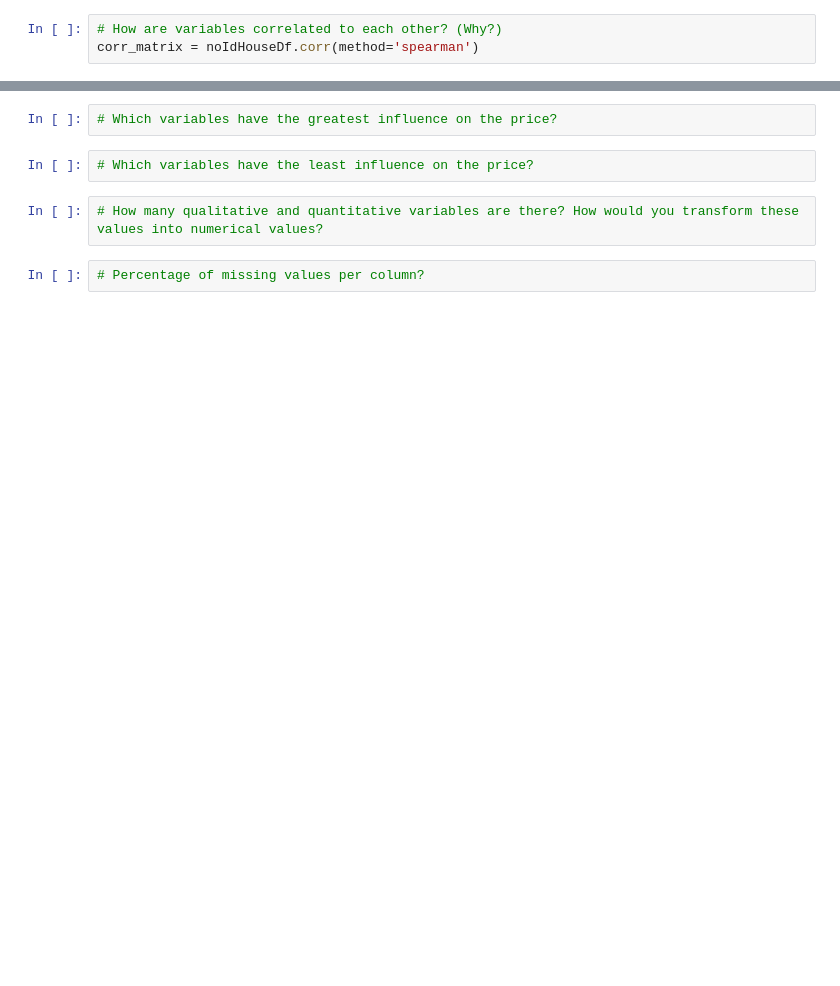
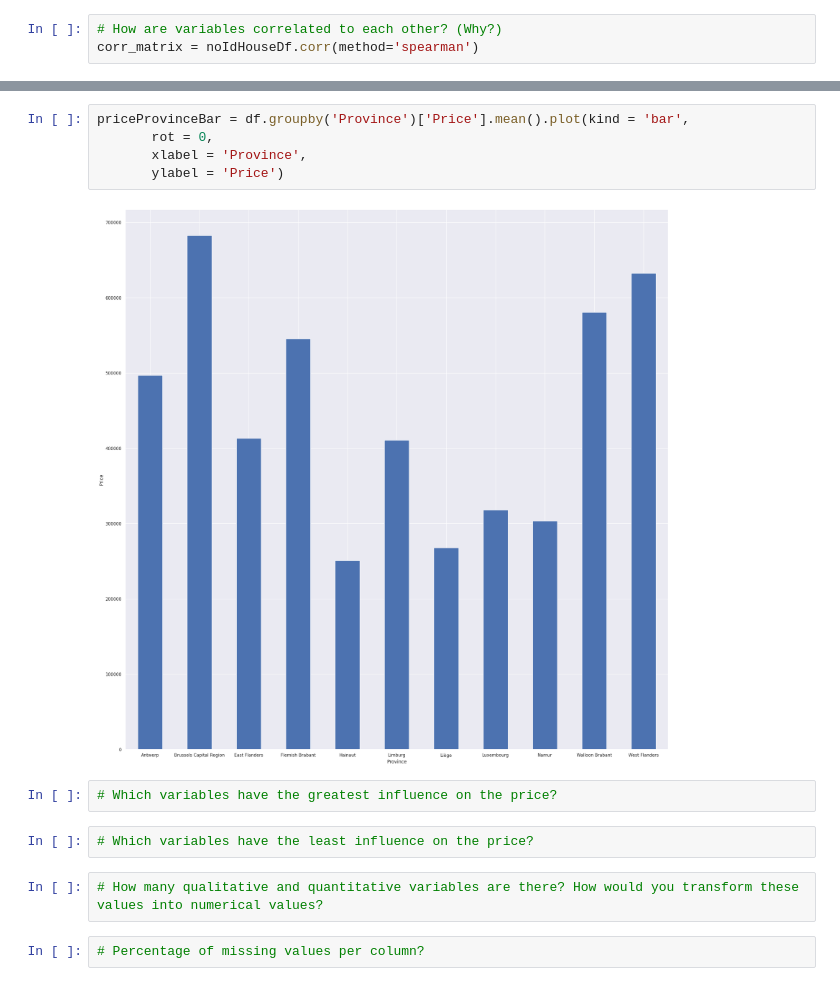
Before and after one commit to melikkekaya/challenge-data-analysis, a Jupyter notebook: sarkisvisual.ipynb, the cells around one changed output, grey strips where cells are left out. Cells and saved outputs as stored; diff of their text form; blank space fills up the shorter version.

```diff
--- a/sarkisvisual.ipynb
+++ b/sarkisvisual.ipynb
@@ -70,3 +70,10 @@ plt.show()
+# %%
+priceProvinceBar = df.groupby('Province')['Price'].mean().plot(kind = 'bar',
+       rot = 0,
+       xlabel = 'Province',
+       ylabel = 'Price')
+# %% [output]
+[figure, added]
 # %%
 # Which variables have the greatest influence on the price?
 # %%
```
Also changed, not shown: parts of 1 cell of this notebook.
